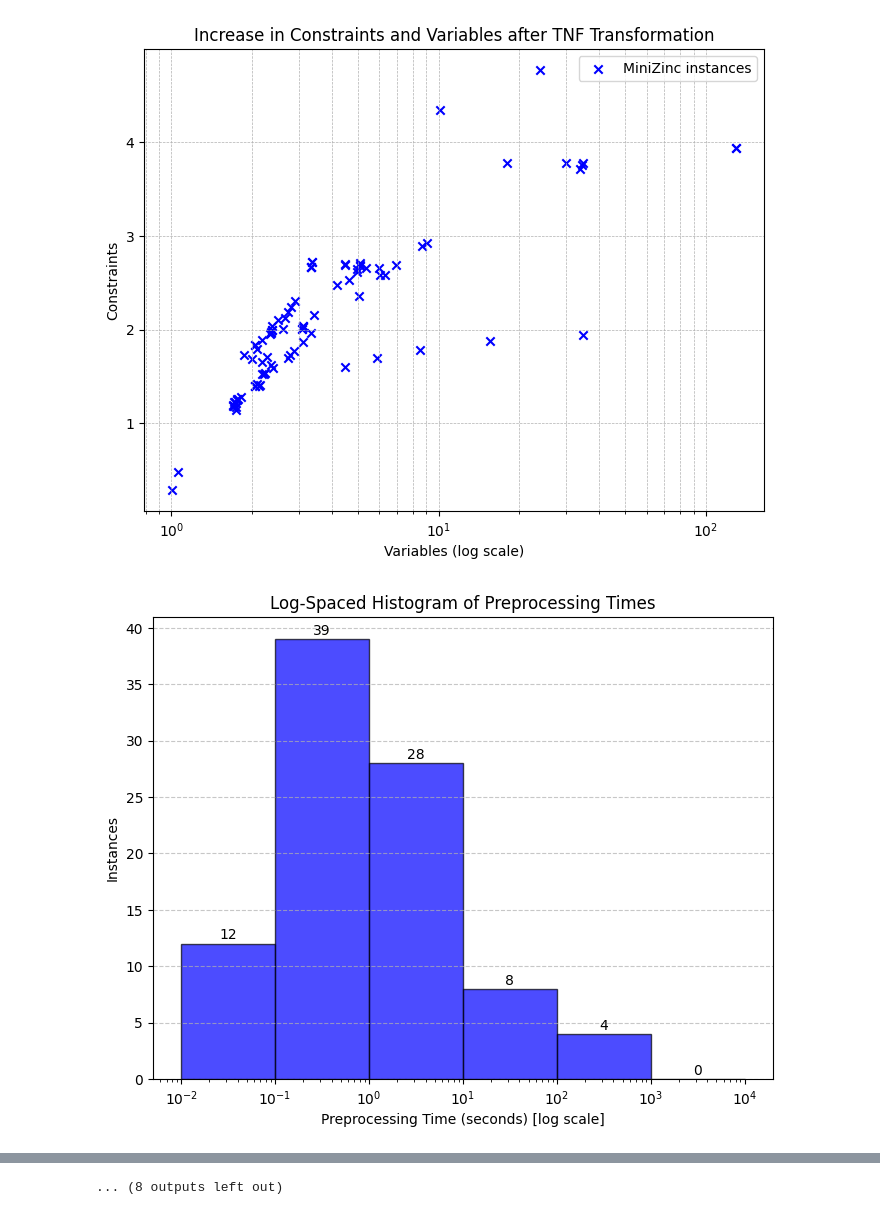
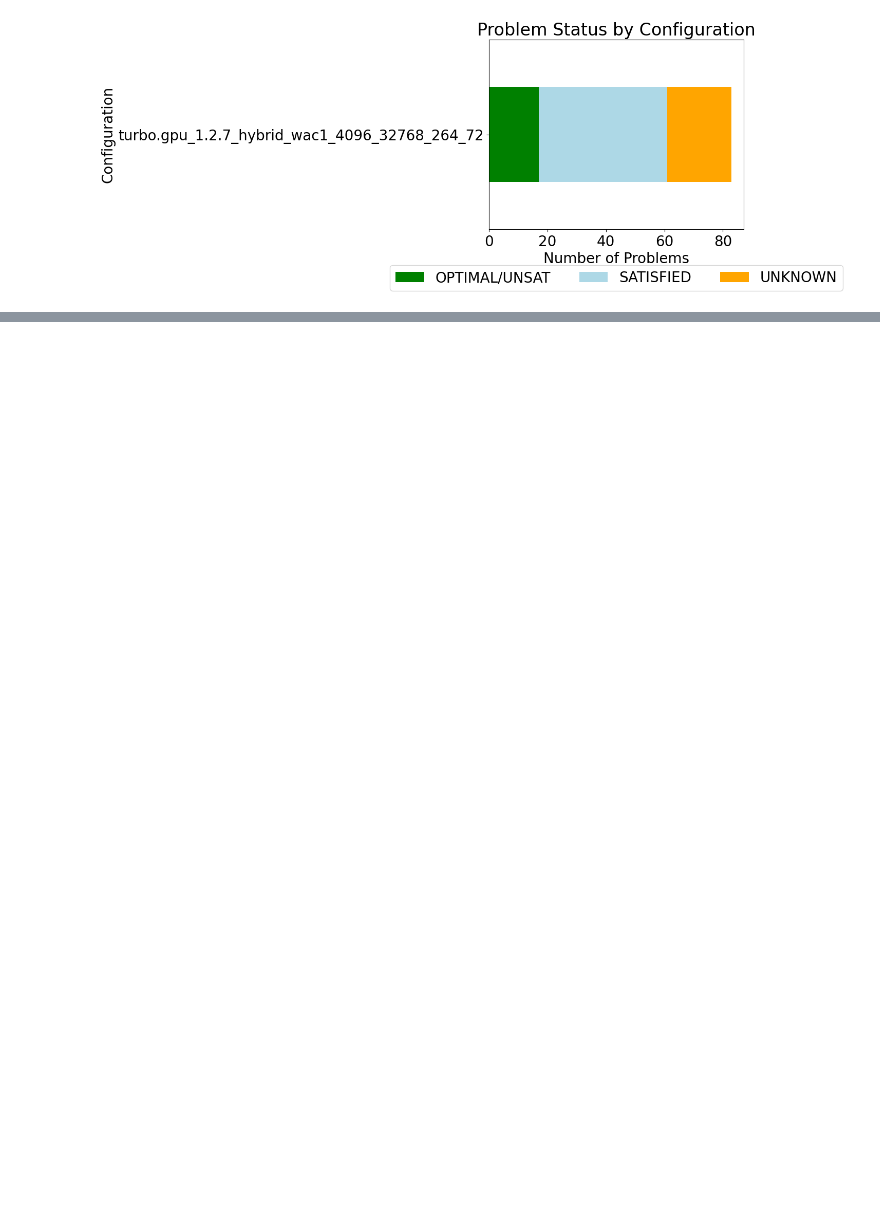
Before and after one commit to lattice-land/bench, a Jupyter notebook: benchmarks/analyzing/analysis.ipynb, the cells around one changed output, grey strips where cells are left out. Cells and saved outputs as stored; diff of their text form; code cells hidden in the pictures; blank space fills up the shorter version.

```diff
--- a/benchmarks/analyzing/analysis.ipynb
+++ b/benchmarks/analyzing/analysis.ipynb
@@ -30,12 +30,12 @@ df = analysis.read_experiments([
   # "../campaign/helios/turbo.gpu.release-v1.2.4.csv",
   # "../campaign/helios/turbo.gpu.release-v1.2.5.csv",
   # "../campaign/helios/turbo.gpu.release-v1.2.6.csv",
-  # "../campaign/helios/turbo.gpu.release-v1.2.7-mzn2024.csv",
+  "../campaign/helios/turbo.gpu.release-v1.2.7-mzn2024.csv"
   # "../campaign/aion/org.choco.choco-v4.10.18-mzn2024.csv",
   # "../campaign/aion/com.google.ortools.sat-v9.9.csv"
   # "../campaign/iris/turbo.gpu.release-v1.2.4.csv",
   # "../campaign/precision7750/turbo.cpu.release-v1.2.6-analysis.csv"
-  "../campaign/aion/turbo.cpu.release-v1.2.7-mzn2024-analysis.csv"
+  # "../campaign/aion/turbo.cpu.release-v1.2.7-mzn2024-analysis.csv"
   # "../campaign/precision7750/turbo.gpu.release-v1.2.7.csv"
   # "../campaign/precision5820/turbo.cpu.release-v1.2.4.csv"
 ])
@@ -49,31 +49,37 @@ df = analysis.read_experiments([
 df = df[df['uid'] != "turbo.gpu.release_1.2.0_precision5820_300s_gpu_4096_64_globalmem"]
 # df = df[df['uid'] != "turbo.gpu.release_1.2.7_helios_1200s_hybrid_wac1_4096_32768_132_72"]
 
+df = df[df['short_uid'] != "turbo.gpu_1.2.7_hybrid_ac1_32768_132_72_disable_simplify_ipc"]
+df = df[df['short_uid'] != "turbo.gpu_1.2.7_hybrid_ac1_32768_132_72_disable_simplify"]
+df = df[df['short_uid'] != "turbo.gpu_1.2.7_hybrid_ac1_32768_132_72_force_ternarize_ipc"]
+df = df[df['short_uid'] != "turbo.gpu_1.2.7_hybrid_wac1_4096_32768_132_72"]
+
 mzn_challenge = pd.read_csv("../benchmarking/mzn2024_noset.csv")
 mzn_challenge['model_data_file'] = mzn_challenge['model'] + ' - ' + mzn_challenge['data_file']
 # print(mzn_challenge)
 mzn_data = set(mzn_challenge['model_data_file'])
 df = df[df['model_data_file'].isin(mzn_data)]
-# df = df[(df['status'] != "ERROR")]
+print(df[(df['nodes'].isna())])
 
 # Instances that might have been solved during flattening.
-df = df[~(df['preprocessing_time'].isna())]
-analysis.analyse_tnf_per_problem(df)
-analysis.heatmap_operators(df)
+# df = df[~(df['preprocessing_time'].isna())]
+# analysis.analyse_tnf_per_problem(df)
+# analysis.heatmap_operators(df)
 
-df = analysis.intersect(df)
+# df = analysis.intersect(df)
 
-choco = analysis.read_experiments([
-  "../campaign/aion/org.choco.choco-v4.10.18-mzn2024.csv"
-])
+print(df[(df["short_uid"] == "turbo.gpu_1.2.7_hybrid_wac1_4096_32768_264_72") & (df["memory_configuration"] == "store_shared")]['data_file'])
 
-df['choco_vars'] = choco['variables']
-df['choco_cons'] = choco['constraints']
+# choco = analysis.read_experiments([
+#   "../campaign/aion/org.choco.choco-v4.10.18-mzn2024.csv"
+# ])
 
-analysis.analyse_tnf_per_problem(df, False, 'parsed_variables', 'parsed_constraints', 'variables_after_simplification', 'constraints_after_simplification')
-analysis.analyse_tnf_per_problem(df, True, 'choco_vars', 'choco_cons')
-analysis.analyse_tnf_per_problem(df, True, 'choco_vars', 'choco_cons', 'parsed_variables', 'parsed_constraints')
-analysis.analyse_tnf_per_problem(df, True, 'choco_vars', 'choco_cons','variables_after_simplification', 'constraints_after_simplification')
+# df['choco_vars'] = choco['variables']
+# df['choco_cons'] = choco['constraints']
+
+# analysis.analyse_tnf_per_problem(df, True, 'choco_vars', 'choco_cons', 'parsed_variables', 'parsed_constraints')
+# analysis.analyse_tnf_per_problem(df, True, 'choco_vars', 'choco_cons', 'tnf_variables', 'tnf_constraints')
+# analysis.analyse_tnf_per_problem(df, True, 'choco_vars', 'choco_cons','variables_after_simplification', 'constraints_after_simplification')
 
 # df = df[df['timeout_ms'] == 1200000]
 
@@ -85,8 +91,11 @@ analysis.plot_overall_result(df)
 # display(HTML(analysis.metrics_table(df[df['mzn_solver'].str.startswith("turbo")]).to_html()))
 metrics = analysis.metrics_table(df)
 display(HTML(metrics.to_html()))
+# print(metrics[metrics['short_uid'] != "turbo.gpu_1.2.7_hybrid_wac1_4096_32768_264_72"][['short_uid', 'avg_nodes_per_second','median_nodes_per_second','avg_fp_iterations_per_second','median_fp_iterations_per_second', 'avg_propagator_mem_mb', 'median_propagator_mem_mb', 'avg_store_mem_kb', 'median_store_mem_kb', 'problem_with_store_shared', 'problem_with_props_shared']].T.to_latex(index=True))
+
 sorted_metrics = metrics.sort_values(by=['problem_optimal', 'problem_sat', 'avg_nodes_per_second', 'version'], ascending=[False, False, False, True])
 print(sorted_metrics[['short_uid','avg_nodes_per_second','problem_optimal', 'problem_sat', 'problem_unknown']].to_markdown(index=False))
+print(sorted_metrics[['short_uid','problem_optimal', 'problem_sat', 'problem_unknown']].to_latex(index=False))
 
 # analysis.plot_time_distribution("hybrid264-wac1-4096-sub15", df[df['uid'] == "turbo.gpu.release_1.2.7_helios_1200s_hybrid_wac1_4096_32768_264_72"])
 
@@ -94,12 +103,13 @@ print(sorted_metrics[['short_uid','avg_nodes_per_second','problem_optimal', 'pro
 
 # print(analysis.list_problem_where_leq(df, "nodes", "turbo.gpu.release_1.2.0_precision5820_300s_4096_64_256", "turbo.gpu.release_1.2.1_precision5820_300s_4096_64_1024"))
 
-p = analysis.compare_solvers_pie_chart(df, "turbo.gpu.release_1.2.7_helios_1200s_hybrid_wac1_4096_32768_132_72", "org.choco.choco_4.10.18_aion_1200s")
+p = analysis.compare_solvers_pie_chart(df, "turbo.gpu.release_1.2.7_helios_1200s_hybrid_wac1_4096_32768_132_72", "org.choco.choco_4.10.18_aion_1200s", "TNC", "Choco")
 # print(p[p['Comparison'] == 'Error'])
-# p = analysis.compare_solvers_pie_chart(df, "turbo.gpu.release_1.2.7_helios_1200s_hybrid_wac1_4096_32768_264_72", "org.choco.choco_4.10.18_aion_1200s_free")
+p = analysis.compare_solvers_pie_chart(df, "turbo.gpu.release_1.2.7_helios_1200s_hybrid_wac1_4096_32768_132_72", "org.choco.choco_4.10.18_aion_1200s_free", "TNC", "Choco (free)")
+p = analysis.compare_solvers_pie_chart(df, "turbo.gpu.release_1.2.7_helios_1200s_hybrid_wac1_4096_32768_132_72", "org.choco.choco_4.10.18_aion_1200s_64threads_64cores", "TNC", "Choco (64 threads)")
 # p = analysis.compare_solvers_pie_chart(df, "turbo.gpu.release_1.2.7_helios_1200s_hybrid_wac1_4096_32768_264_72", "org.choco.choco_4.10.18_aion_1200s_64threads_64cores")
-p = analysis.compare_solvers_pie_chart(df, "turbo.gpu.release_1.2.7_helios_1200s_hybrid_wac1_4096_32768_132_72", "com.google.ortools.sat_9.9_aion_1200s")
-# p = analysis.compare_solvers_pie_chart(df, "turbo.gpu.release_1.2.7_helios_1200s_hybrid_wac1_4096_32768_264_72", "com.google.ortools.sat_9.9_aion_1200s_64threads_64cores")
+p = analysis.compare_solvers_pie_chart(df, "turbo.gpu.release_1.2.7_helios_1200s_hybrid_wac1_4096_32768_132_72", "com.google.ortools.sat_9.9_aion_1200s", "TNC", "OR-Tools")
+p = analysis.compare_solvers_pie_chart(df, "turbo.gpu.release_1.2.7_helios_1200s_hybrid_wac1_4096_32768_132_72", "com.google.ortools.sat_9.9_aion_1200s_64threads_64cores", "TNC", "OR-Tools (64 threads)")
 # print(p[p['Comparison'] == 'turbo.gpu.release_1.2.7_helios_1200s_hybrid_wac1_4096_32768_264_72 better'])
 
 # p = analysis.compare_solvers_pie_chart(df, "turbo.gpu.release_1.2.6_helios_1200s_hybrid_wac1_4096_32768_264_72", "turbo.gpu.release_1.2.6_helios_1200s_hybrid_wac1_4096_131072_264_72")
@@ -126,2 +136 @@ median_cons_increase=1.99
-[figure, old version]
+[figure, new version]
-[figure, removed]
@@ -185 +149,0 @@ median_cons_increase=5.17
-... (8 outputs left out)
```
Also changed, not shown: parts of 1 cell of this notebook, 4 other files.
